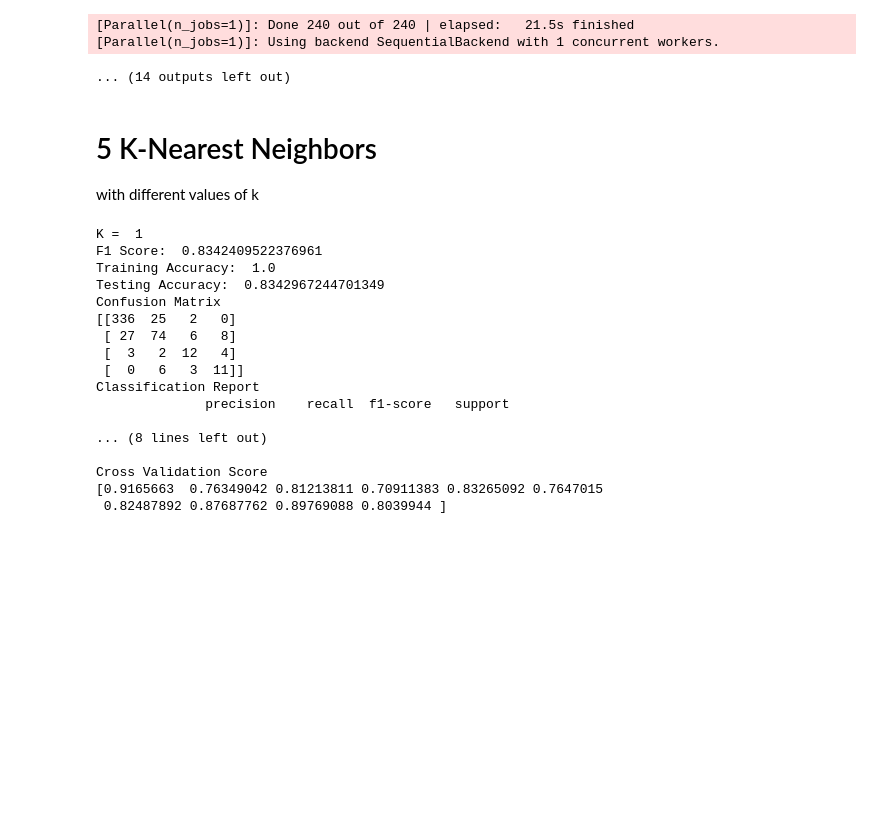
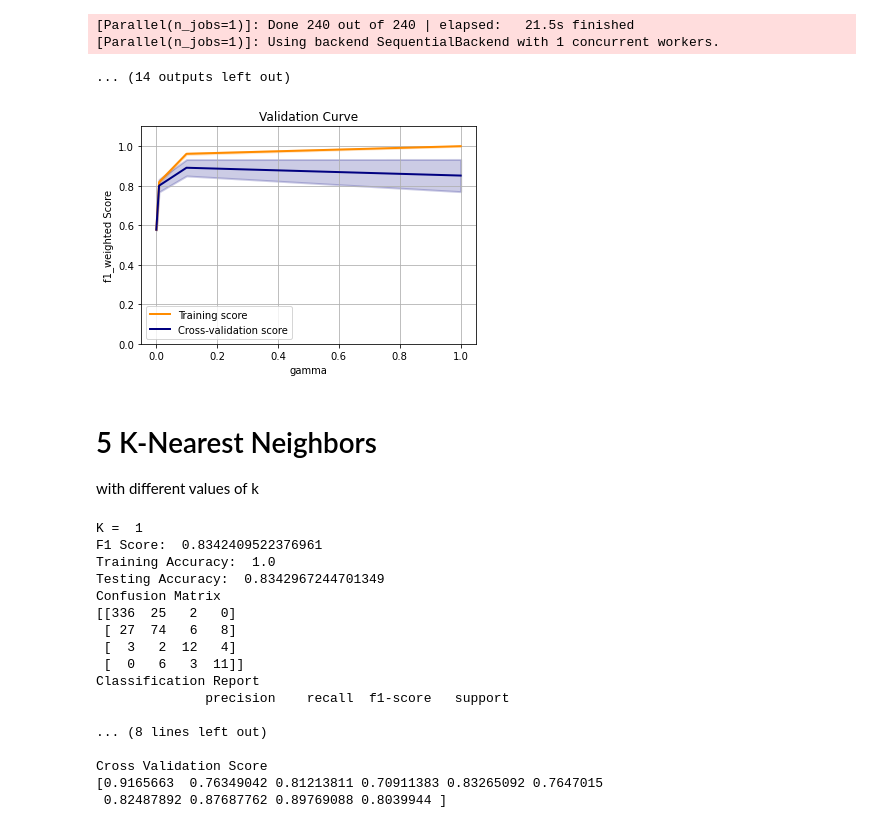
Before and after one commit to fonylew/machine-learning, a Jupyter notebook: supervised_learning/car_evaluation.ipynb, the cells around one changed output. Saved outputs shown, nothing was run; the diff lists cells and outputs as text; code cells hidden in the pictures; blank space fills up the shorter version.

```diff
--- a/supervised_learning/car_evaluation.ipynb
+++ b/supervised_learning/car_evaluation.ipynb
@@ -305,6 +305,12 @@ data.head()
 | 4 | 4 | 4 | 2 | 2 | 2 | 2 | 0 |
 # %% [markdown]
 # Train-Test Splitting & Cross Validation
+# %%
+from sklearn.model_selection import train_test_split, StratifiedKFold, learning_curve, cross_val_score
+from external_fn import plot_learning_curve, plot_validation_curve, plot_roc_auc_curve
+
+x = data[['buying', 'maint', 'doors', 'persons', 'lug_boot', 'safety']]
+y = data['class']
 # %%
 x_train, x_test, y_train, y_test = train_test_split(x, y, test_size=0.3,random_state=42, stratify=y)
 # %% [markdown]
@@ -967,6 +973,15 @@ Fitting 10 folds for each of 24 candidates, totalling 240 fits
 [Parallel(n_jobs=1)]: Done 240 out of 240 | elapsed:   21.5s finished
 [Parallel(n_jobs=1)]: Using backend SequentialBackend with 1 concurrent workers.
 ... (14 outputs left out)
+# %%
+# Validation Curve
+param_range = np.logspace(-3, 0, 4)
+plot_validation_curve(svm.SVC(kernel='rbf'),
+                      f"{task}: RBF - gamma, max_iter", x, y, "gamma", param_range, scoring="f1_weighted", axes=None, cv=10, n_jobs=4)
+plt.savefig(f'car_plots/validation_curve_{task}_zoom.png')
+plt.show()
+# %% [output]
+[figure, added]
 # %% [markdown]
 # 5 K-Nearest Neighbors
 
```
Also changed, not shown: parts of 1 cell of this notebook, 21 other files.
